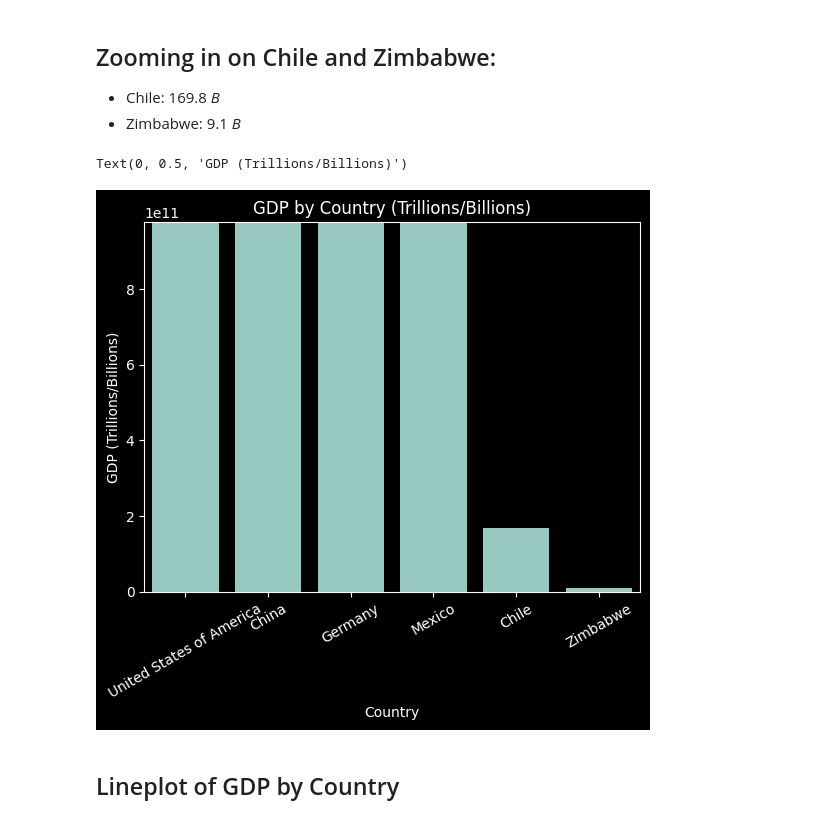
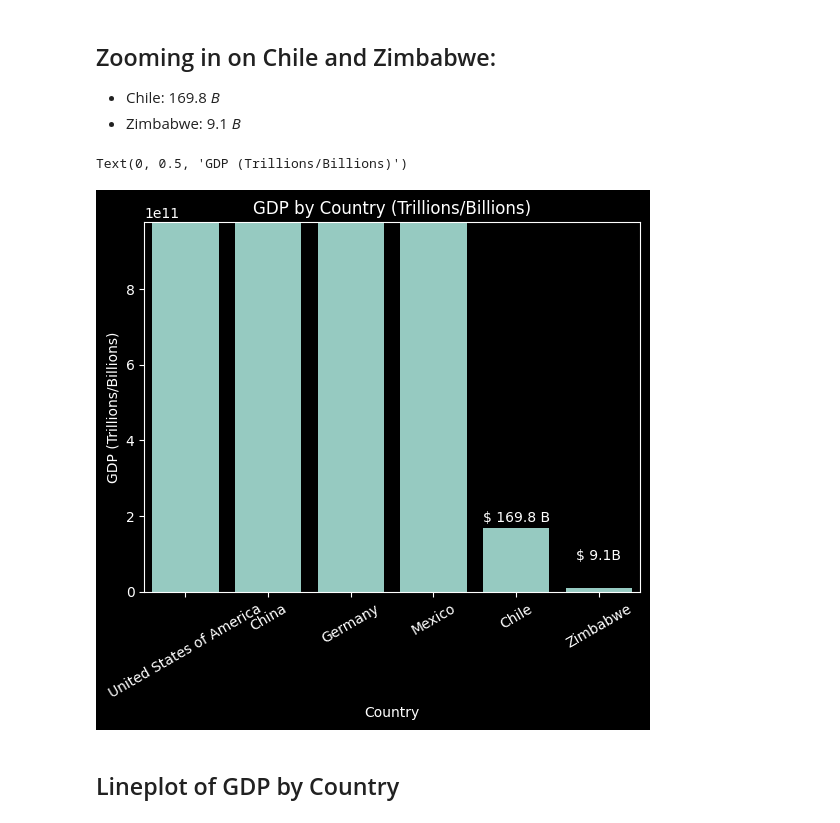
Before and after one commit to AngelChacon22/Life-Expextancy-and-GDP-Portfolio-Project, a Jupyter notebook: life_expectancy_gdp.ipynb, the cells around one changed output. Cells and saved outputs as stored; diff of their text form; code cells hidden in the pictures.

```diff
--- a/life_expectancy_gdp.ipynb
+++ b/life_expectancy_gdp.ipynb
@@ -426,18 +426,22 @@ plt.clf()
 # %%
 fig, ax = plt.subplots()
 
 sns.barplot(gdp_by_country, order= gdp_by_country.sort_values(ascending= False).index)
 
 plt.xticks(rotation= 30)
 
 plt.title('GDP by Country (Trillions/Billions)')
 
+plt.annotate('$ 169.8 B', xy= ('Chile', 2.000e11), va= 'center_baseline', ha= 'center')
+
+plt.annotate('$ 9.1B', xy= ('Zimbabwe', 1.000e11), va= 'center_baseline', ha= 'center')
+
 ax.set_ylim((0.0, 9.766506e+11))
 
 plt.ylabel('GDP (Trillions/Billions)')
 # %% [output]
 Text(0, 0.5, 'GDP (Trillions/Billions)')
-[figure, old version]
+[figure, new version]
 # %% [markdown]
 ## Lineplot of GDP by Country
 # %%
```
Also changed, not shown: parts of 28 cells of this notebook.
